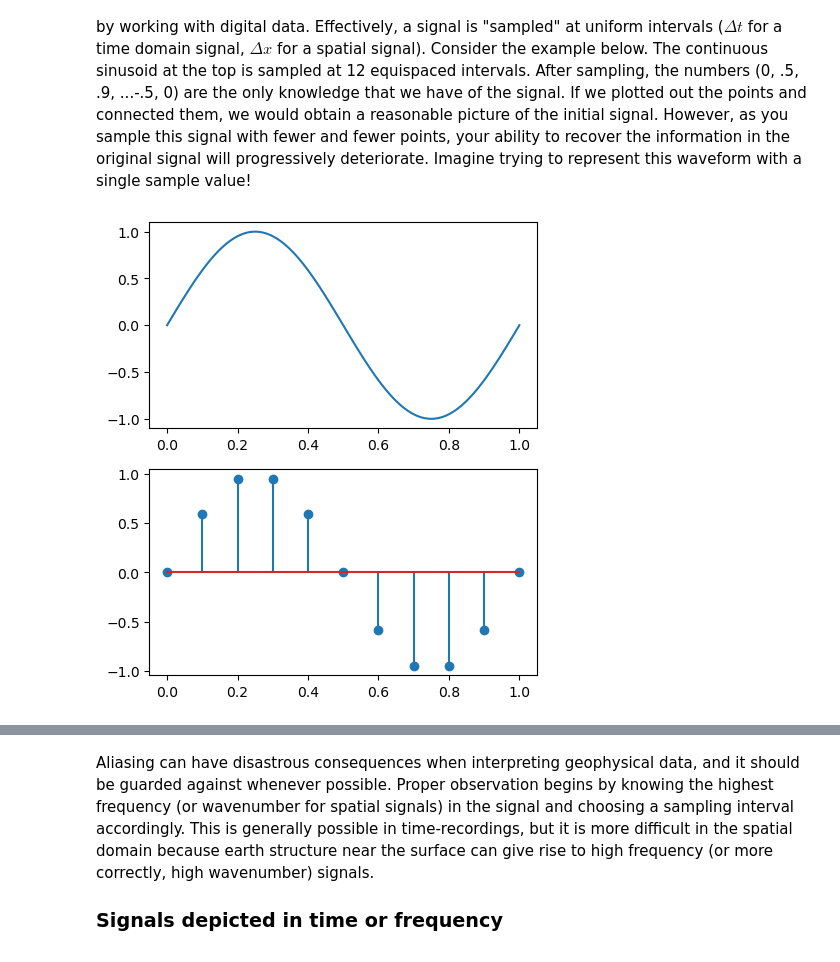
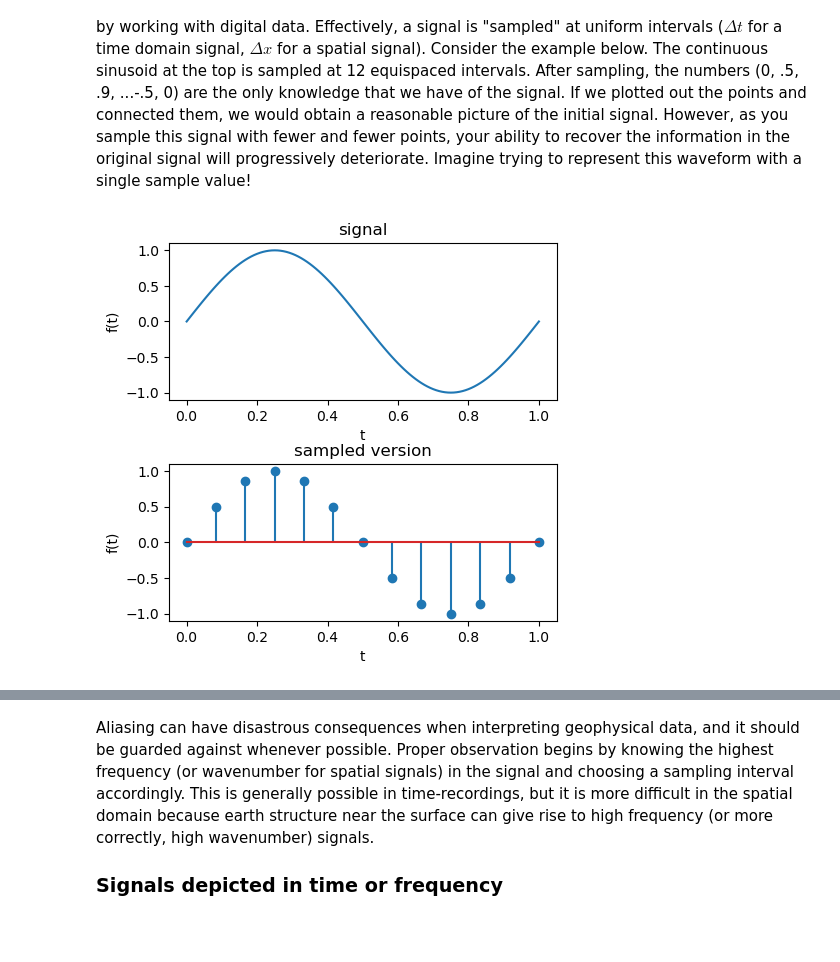
Before and after one commit to globalseismology/avni-courses.solid-earth-fundamentals, a Jupyter notebook: Field_Trip_2_Geophysics/Field_Geophysics.ipynb, the cells around one changed output, grey strips where cells are left out. Cells and saved outputs as stored; diff of their text form; code cells hidden in the pictures.

```diff
--- a/Field_Trip_2_Geophysics/Field_Geophysics.ipynb
+++ b/Field_Trip_2_Geophysics/Field_Geophysics.ipynb
@@ -146,17 +150,24 @@ Analogue data are difficult to work with. Much greater flexibility in processing
 # %%
 import numpy as np
 import matplotlib.pyplot as plt
 
 t = np.linspace(0,1,121)
 x = np.sin(2*np.pi*t)
 
-plt.figure(figsize=[5,6], dpi=100)
-plt.subplot(2,1,1)
+fig = plt.figure(figsize=[5,5], dpi=100)
+gs = fig.add_gridspec(7, 1)
+plt.subplot(gs[0:3, :])
 plt.plot(t,x)
+plt.xlabel('t')
+plt.ylabel('f(t)')
+plt.title('signal')
 
-plt.subplot(2,1,2)
-plt.stem(t[np.arange(0,121,12)],x[np.arange(0,121,12)])
+plt.subplot(gs[4:, :])
+plt.stem(t[np.arange(0,121,10)],x[np.arange(0,121,10)])
+plt.xlabel('t')
+plt.ylabel('f(t)')
+plt.title('sampled version')
 
 plt.show()
 # %% [output]
-[figure, old version]
+[figure, new version]
```
Also changed, not shown: parts of 13 cells of this notebook, 1 other file.
